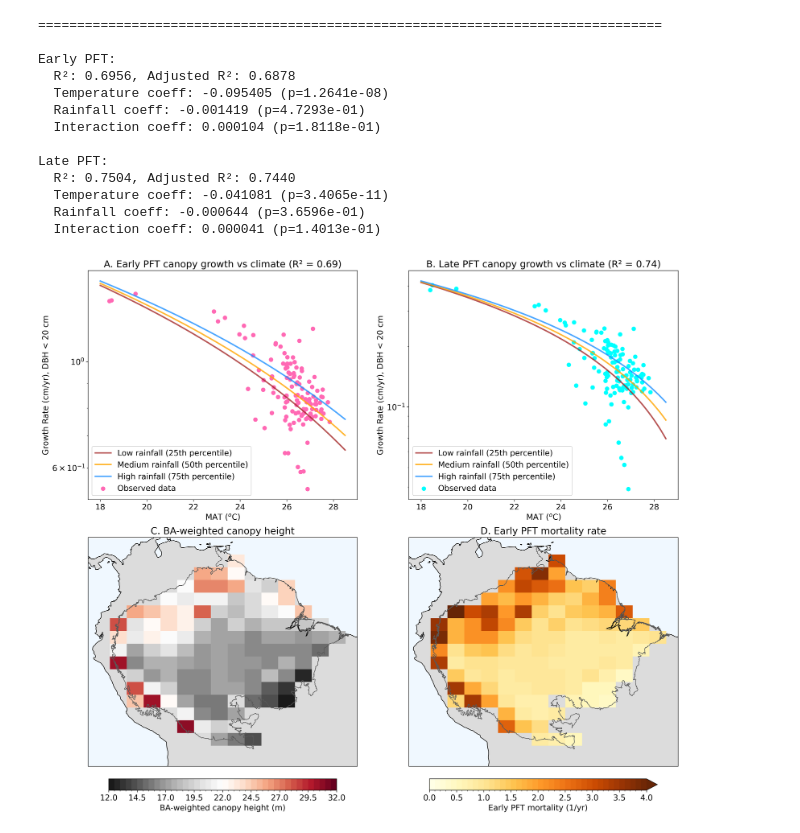
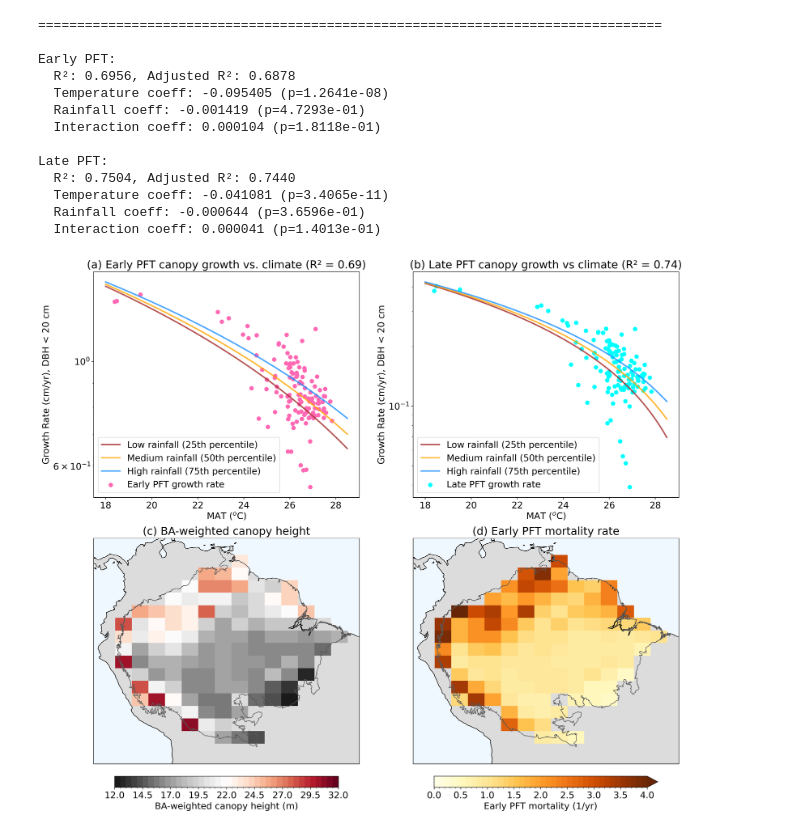
Before and after one commit to jennykowalcz/python-notebooks-FATES-benchmarking, a Jupyter notebook: climate_coexistence.ipynb, the cells around one changed output. Drawn from its saved outputs; the diff is of its cells as text; code cells hidden in the pictures.

```diff
--- a/climate_coexistence.ipynb
+++ b/climate_coexistence.ipynb
@@ -26,7 +26,7 @@ Amazon_shapefile=shapefile
 # %%
 plt.rcParams['figure.constrained_layout.use'] = True
 plt.rcParams['figure.autolayout'] = False
-plt.rcParams['font.size'] = 14
+plt.rcParams['font.size'] = 16
 ##plt.rcParams['text.usetex'] = True
 plt.rcParams['figure.dpi'] = 300
 # %%
@@ -128,9 +128,17 @@ ax3 = plt.subplot(2, 2, 3, projection=ccrs.PlateCarree())
 im1 = temp.where(np.transpose(Mask) > 0).plot(x='lon', y='lat', levels=np.linspace(18,28,21),
                             cmap=plt.cm.YlOrRd, transform=ccrs.PlateCarree(), ax=ax1,
                             cbar_kwargs=dict(shrink=0.8,location='right',orientation='vertical',label='MAT ($^o$C)'))
+# Mark cold gridcell (MAT < 12) with X
+ax1.plot(285, -12.315789,
+        marker='x',
+        markersize=14,
+        markerfacecolor='blue',
+        markeredgecolor='blue',
+        markeredgewidth=2,
+        transform=ccrs.PlateCarree())
 ax1.add_feature(cartopy.feature.LAND, facecolor='gainsboro', zorder=0)
 ax1.add_feature(cartopy.feature.OCEAN, facecolor='aliceblue', zorder=0)
-ax1.set_title('A. mean annual temperature')
+ax1.set_title('(a) Mean annual temperature')
 ax1.coastlines()
 ax1.add_geometries(Reader(Amazon_shapefile).geometries(), ccrs.PlateCarree(),
                    edgecolor=(0.35,0.35,0.35,1), facecolor=(0,0,0,0))
@@ -143,7 +151,7 @@ im2 = rain.where(np.transpose(Mask) > 0).plot(x='lon', y='lat', levels=np.linspa
                             cbar_kwargs=dict(shrink=0.8,location='right',orientation='vertical',label='MAP (cm/yr)'))
 ax2.add_feature(cartopy.feature.LAND, facecolor='gainsboro', zorder=0)
 ax2.add_feature(cartopy.feature.OCEAN, facecolor='aliceblue', zorder=0)
-ax2.set_title('B. mean annual rainfall')
+ax2.set_title('(b) Mean annual rainfall')
 ax2.coastlines()
 ax2.add_geometries(Reader(Amazon_shapefile).geometries(), ccrs.PlateCarree(),
                            edgecolor=(0.35,0.35,0.35,1), facecolor=(0,0,0,0))
@@ -156,7 +164,7 @@ pft_ratio=(ba_szpf.sum(dim='fates_levscls').isel(fates_levpft=0).mean(dim="time"
 im3=pft_ratio.where(np.transpose(Mask) > 0).plot(x='lon', y='lat',levels=np.linspace(0,1,21),cmap=plt.cm.PiYG,transform=ccrs.PlateCarree(),ax=ax3,cbar_kwargs=dict(shrink=0.8,location='right',orientation='vertical',label='fraction early PFT BA'))
 ax3.plot(site_lons_gem, site_lats_gem,
         marker='*',
-        markersize=12,
+        markersize=16,
         markerfacecolor='darkorange',
         markeredgecolor='darkorange',
         markeredgewidth=1,
@@ -165,7 +173,7 @@ ax3.plot(site_lons_gem, site_lats_gem,
         label='GEM plots')
 ax3.plot(site_lons_flx, site_lats_flx,
         marker='*',
-        markersize=12,
+        markersize=16,
         markerfacecolor='cyan',
         markeredgecolor='cyan',
         markeredgewidth=1,
@@ -174,7 +182,7 @@ ax3.plot(site_lons_flx, site_lats_flx,
         label='Flux towers')
 ax3.plot(site_lons_bionte, site_lats_bionte,
         marker='*',
-        markersize=12,
+        markersize=16,
         markerfacecolor='gold',
         markeredgecolor='gold',
         markeredgewidth=1,
@@ -184,7 +192,7 @@ ax3.plot(site_lons_bionte, site_lats_bionte,
 ax3.add_feature(cartopy.feature.LAND, facecolor='gainsboro', zorder=0)
 ax3.add_feature(cartopy.feature.OCEAN, facecolor='aliceblue', zorder=0)
 ax3.legend(fontsize='x-small',loc='lower right')
-ax3.set_title('C. PFT coexistence (basal area ratio)')
+ax3.set_title('(c) PFT coexistence (basal area ratio)')
 ax3.coastlines()
 ax3.add_geometries(Reader(Amazon_shapefile).geometries(),ccrs.PlateCarree(),edgecolor=(0.35,0.35,0.35,1),facecolor=(0,0,0,0))
 ax3.set_xlim([min_lon_plotting-360., max_lon_plotting-360.])  #desired longitude range
@@ -211,7 +219,7 @@ scatter = ax4.scatter(
 
 ax4.set_xlabel("MAT ($^o$C)")
 ax4.set_ylabel("MAP (cm/yr)")
-ax4.set_title("D. PFT coexistence vs climate")
+ax4.set_title("(d) PFT coexistence vs. climate")
 ax4.set_xlim(18,28.5)
 ax4.set_facecolor("lightgrey")
 cbar = fig.colorbar(scatter, ax=ax4, shrink=0.8, label="fraction early PFT BA")
@@ -406,10 +414,10 @@ for rain_val, rain_color, rain_label in zip(rain_levels, rain_colors, rain_label
 
         # Overlay actual data points
 ax1.scatter(data_sets[0]['temp'], data_sets[0]['growth'], c="hotpink", alpha=1, s=60,
-                  edgecolor='none', label='Observed data')
+                  edgecolor='none', label='Early PFT growth rate')
 ax1.set_xlabel('MAT ($^o$C)')
 ax1.set_ylabel('Growth Rate (cm/yr), DBH < 20 cm')
-ax1.set_title(f'A. Early PFT canopy growth vs climate (R² = {models[0].rsquared_adj:.2f})')
+ax1.set_title(f'(a) Early PFT canopy growth vs. climate (R² = {models[0].rsquared_adj:.2f})')
 ax1.legend(loc='best')
 ax1.set_yscale('log')
 
@@ -426,10 +434,10 @@ for rain_val, rain_color, rain_label in zip(rain_levels, rain_colors, rain_label
     ax2.plot(temp_range, growth_slice, color=rain_color, linewidth=2.5, label=f'{rain_label}', alpha=0.8)
 
 ax2.scatter(data_sets[1]['temp'], data_sets[1]['growth'], c="cyan", alpha=1, s=60,
-                  edgecolor='none', label='Observed data')
+                  edgecolor='none', label='Late PFT growth rate')
 ax2.set_xlabel('MAT ($^o$C)')
 ax2.set_ylabel('Growth Rate (cm/yr), DBH < 20 cm')
-ax2.set_title(f'B. Late PFT canopy growth vs climate (R² = {models[1].rsquared_adj:.2f})')
+ax2.set_title(f'(b) Late PFT canopy growth vs climate (R² = {models[1].rsquared_adj:.2f})')
 ax2.legend(loc='best')
 ax2.set_yscale('log')
 
@@ -438,7 +446,7 @@ ax2.set_yscale('log')
 im3=d1.FATES_BA_WEIGHTED_HEIGHT.mean(dim='time').where(np.transpose(Mask) > 0).plot(x='lon', y='lat',levels=np.linspace(12,32,41),ax=ax3,cmap=plt.cm.RdGy_r,transform=ccrs.PlateCarree(),cbar_kwargs=dict(shrink=0.8,location='bottom',orientation='horizontal',label='BA-weighted canopy height (m)'))
 ax3.add_feature(cartopy.feature.LAND, facecolor='gainsboro', zorder=0)
 ax3.add_feature(cartopy.feature.OCEAN, facecolor='aliceblue', zorder=0)
-ax3.set_title('C. BA-weighted canopy height')
+ax3.set_title('(c) BA-weighted canopy height')
 ax3.coastlines()
 ax3.add_geometries(Reader(Amazon_shapefile).geometries(), ccrs.PlateCarree(),
                            edgecolor=(0.35,0.35,0.35,1), facecolor=(0,0,0,0))
@@ -448,32 +456,32 @@ ax3.set_ylim([min_lat_plotting,max_lat_plotting])  # desired latitude range
 #3 Panel 4: early PFT mortality rate
 mort = d1.FATES_MORTALITY_PF.mean(dim='time')/d1.FATES_NPLANT_PF.mean(dim='time')
 
 im4 = mort.isel(fates_levpft=0).where(np.transpose(Mask) > 0).plot(x='lon', y='lat', levels=np.linspace(0,4,41),
                             cmap=plt.cm.YlOrBr, transform=ccrs.PlateCarree(), ax=ax4, cbar_kwargs=dict(shrink=0.8,location='bottom',orientation='horizontal',label='Early PFT mortality (1/yr)'))
 ax4.add_feature(cartopy.feature.LAND, facecolor='gainsboro', zorder=0)
 ax4.add_feature(cartopy.feature.OCEAN, facecolor='aliceblue', zorder=0)
-ax4.set_title('D. Early PFT mortality rate')
+ax4.set_title('(d) Early PFT mortality rate')
 ax4.coastlines()
 ax4.add_geometries(Reader(Amazon_shapefile).geometries(), ccrs.PlateCarree(),
                    edgecolor=(0.35,0.35,0.35,1), facecolor=(0,0,0,0))
 ax4.set_xlim([min_lon_plotting-360., max_lon_plotting-360.])  #desired longitude range
 ax4.set_ylim([min_lat_plotting,max_lat_plotting])  # desired latitude range
 
 # Size figure
 target_width = 16.0  # Total figure width in inches
 
 lon_span = max_lon_plotting - min_lon_plotting
 lat_span = max_lat_plotting - min_lat_plotting
 
 panel_aspect = lat_span / lon_span
 
 target_height = target_width * panel_aspect
 
 fig.set_size_inches(target_width, target_height)
 
 ax1.set_box_aspect(panel_aspect)
 ax2.set_box_aspect(panel_aspect)
 
 plt.show()
 # %% [output]
-[figure, old version]
+[figure, new version]
```
Also changed, not shown: parts of 1 cell of this notebook.
